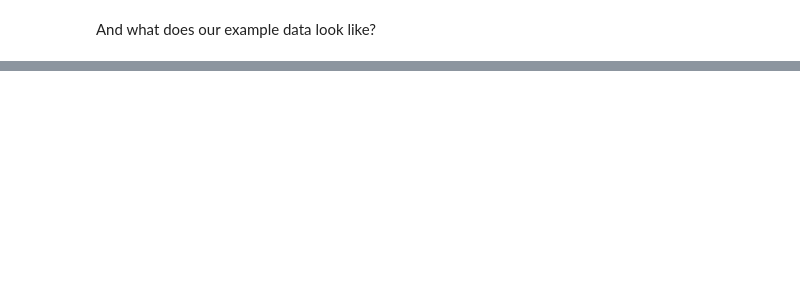
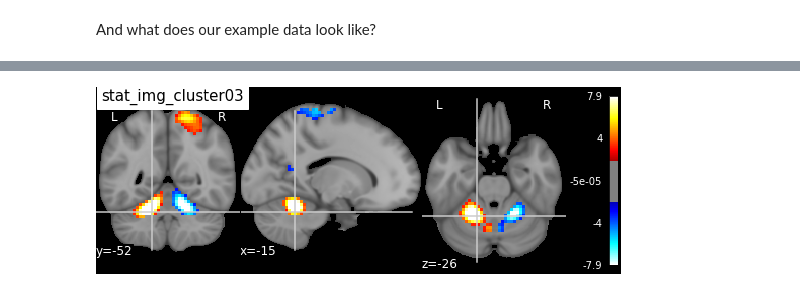
Before and after one commit to miykael/atlasreader, a Jupyter notebook: notebooks/atlasreader.ipynb, the cells around one changed output, grey strips where cells are left out. Saved outputs shown, nothing was run; the diff lists cells and outputs as text; code cells hidden in the pictures; blank space fills up the shorter version.

```diff
--- a/notebooks/atlasreader.ipynb
+++ b/notebooks/atlasreader.ipynb
@@ -129,0 +127,4 @@ Let's begin with running the `help` argument so we can look at the input paramet
+# %%
+Image('stat_img_cluster03.png')
+# %% [output]
+[figure, added]
```
Also changed, not shown: parts of 103 cells of this notebook.
